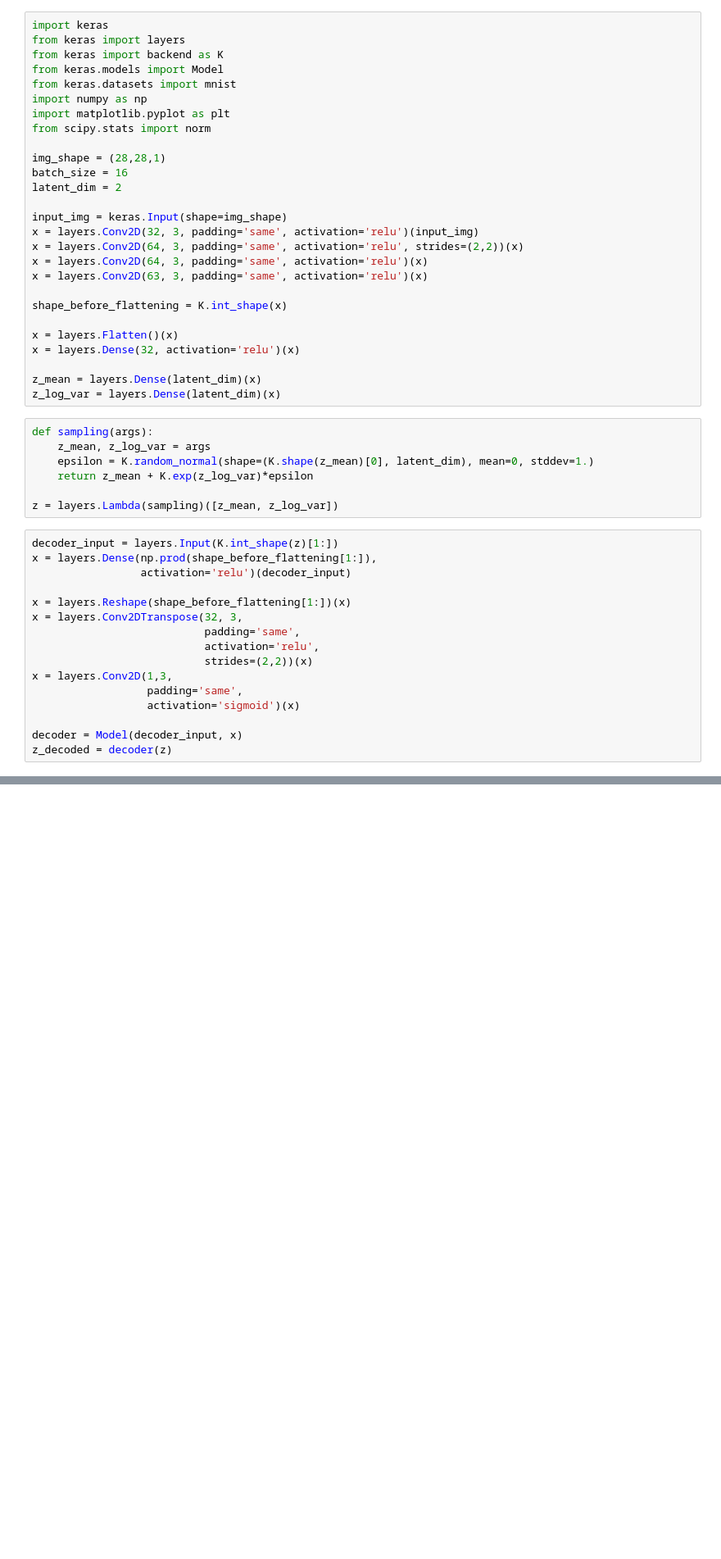
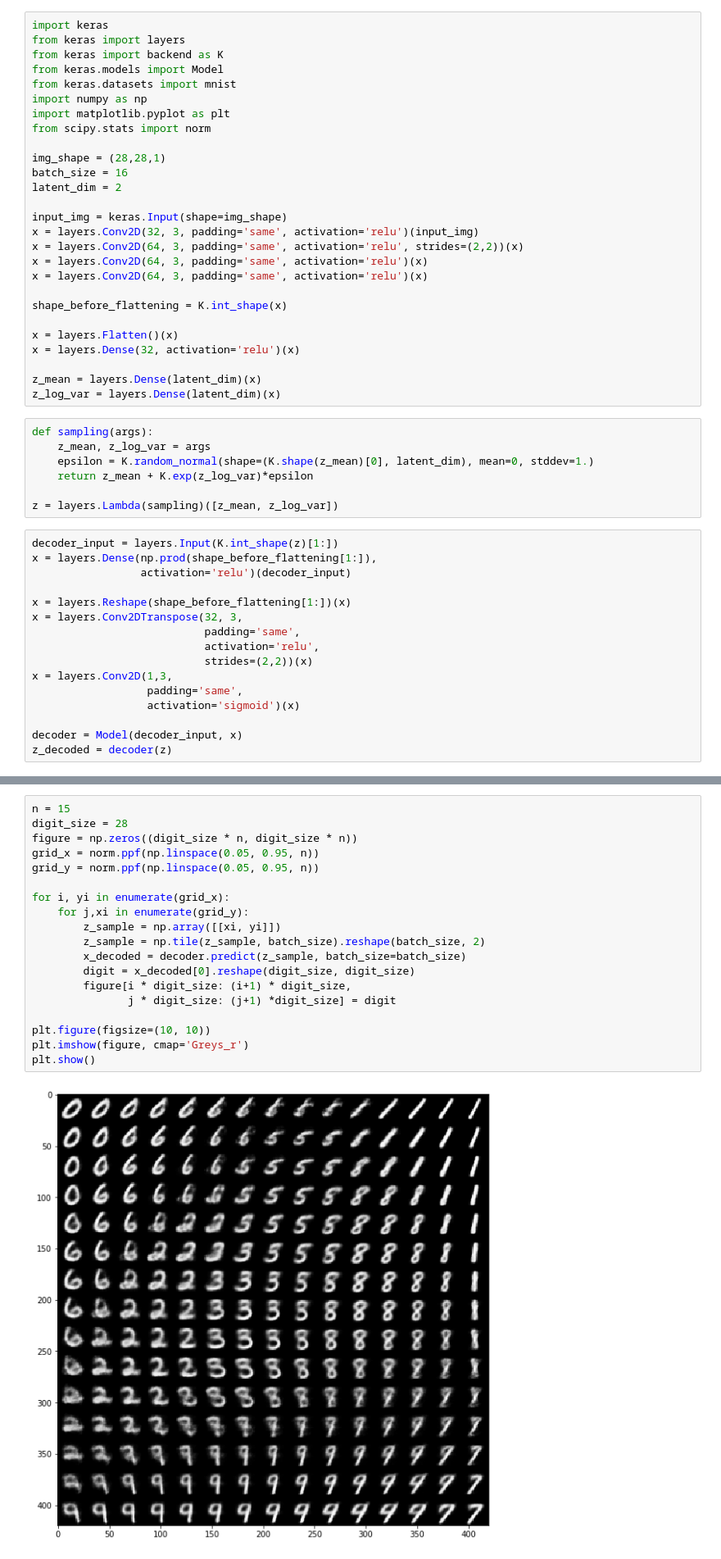
Before and after one commit to rugggg/CADS, a Jupyter notebook: DeepLearningWPython/VAE.ipynb, the cells around one changed output, grey strips where cells are left out. Shown at 82% size. Saved outputs shown, nothing was run; the diff lists cells and outputs as text; blank space fills up the shorter version.

```diff
--- a/DeepLearningWPython/VAE.ipynb
+++ b/DeepLearningWPython/VAE.ipynb
@@ -16,7 +16,7 @@ input_img = keras.Input(shape=img_shape)
 x = layers.Conv2D(32, 3, padding='same', activation='relu')(input_img)
 x = layers.Conv2D(64, 3, padding='same', activation='relu', strides=(2,2))(x)
 x = layers.Conv2D(64, 3, padding='same', activation='relu')(x)
-x = layers.Conv2D(63, 3, padding='same', activation='relu')(x)
+x = layers.Conv2D(64, 3, padding='same', activation='relu')(x)
 
 shape_before_flattening = K.int_shape(x)
 
@@ -104,0 +106,21 @@ Epoch 2/10
+# %%
+n = 15
+digit_size = 28
+figure = np.zeros((digit_size * n, digit_size * n))
+grid_x = norm.ppf(np.linspace(0.05, 0.95, n))
+grid_y = norm.ppf(np.linspace(0.05, 0.95, n))
+
+for i, yi in enumerate(grid_x):
+    for j,xi in enumerate(grid_y):
+        z_sample = np.array([[xi, yi]])
+        z_sample = np.tile(z_sample, batch_size).reshape(batch_size, 2)
+        x_decoded = decoder.predict(z_sample, batch_size=batch_size)
+        digit = x_decoded[0].reshape(digit_size, digit_size)
+        figure[i * digit_size: (i+1) * digit_size,
+               j * digit_size: (j+1) *digit_size] = digit
+
+plt.figure(figsize=(10, 10))
+plt.imshow(figure, cmap='Greys_r')
+plt.show()
+# %% [output]
+[figure, added]
```
Also changed, not shown: parts of 2 cells of this notebook, 1 other file.
